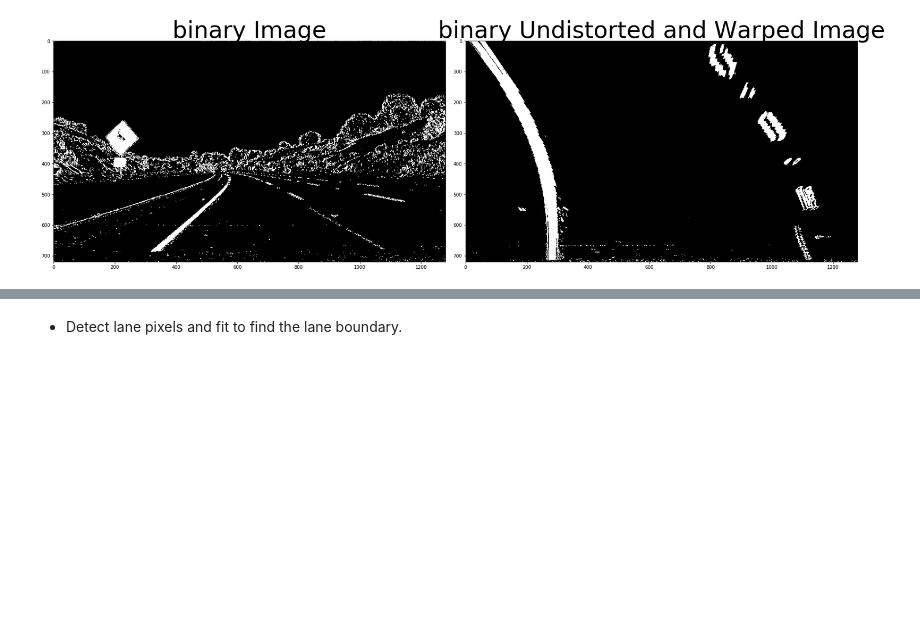
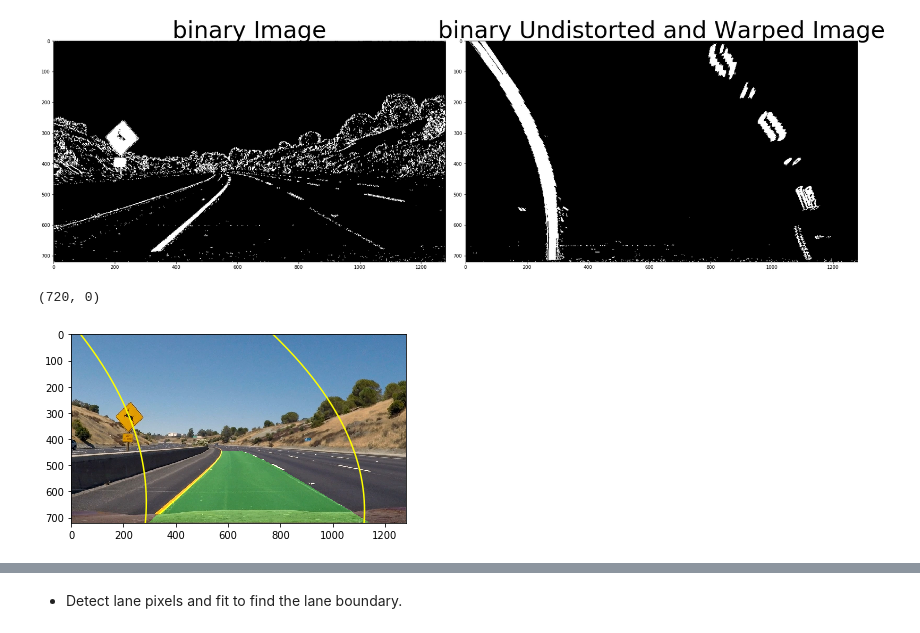
Before and after one commit to mickiedd/carnd_t1p4, a Jupyter notebook: p4.ipynb, the cells around one changed output, grey strips where cells are left out. Cells and saved outputs as stored; diff of their text form; code cells hidden in the pictures; blank space fills up the shorter version.

```diff
--- a/p4.ipynb
+++ b/p4.ipynb
@@ -304,7 +304,7 @@ def fit_lane_line_continue(img, binary_warped, invert_perspective_M):
     # Combine the result with the original image
     result = cv2.addWeighted(img, 1, newwarp, 0.3, 0)
 
-    return result, out_img, left_fitx, right_fitx, ploty
+    return result, out_img, left_fitx, right_fitx, ploty, left_lane_inds, right_lane_inds
 # %%
 def process_image(image):
     global left_fit, right_fit, process_count
@@ -487,3 +487,15 @@ ax2.set_title('binary Undistorted and Warped Image', fontsize=50)
 plt.subplots_adjust(left=0., right=1, top=0.9, bottom=0.)
 # %% [output]
 [figure]
+# %%
+#result, out_img, left_fitx, right_fitx, ploty = fit_lane_line(img, binary_warped, invert_perspective_M)
+result, out_img, left_fitx, right_fitx, ploty, left_lane_inds, right_lane_inds = fit_lane_line_continue(img, binary_warped, invert_perspective_M)
+
+plt.imshow(result[:,:,::-1])
+plt.plot(left_fitx, ploty, color='yellow')
+plt.plot(right_fitx, ploty, color='yellow')
+plt.xlim(0, 1280)
+plt.ylim(720, 0)
+# %% [output]
+(720, 0)
+[figure, added]
```
Also changed, not shown: parts of 2 cells of this notebook.
